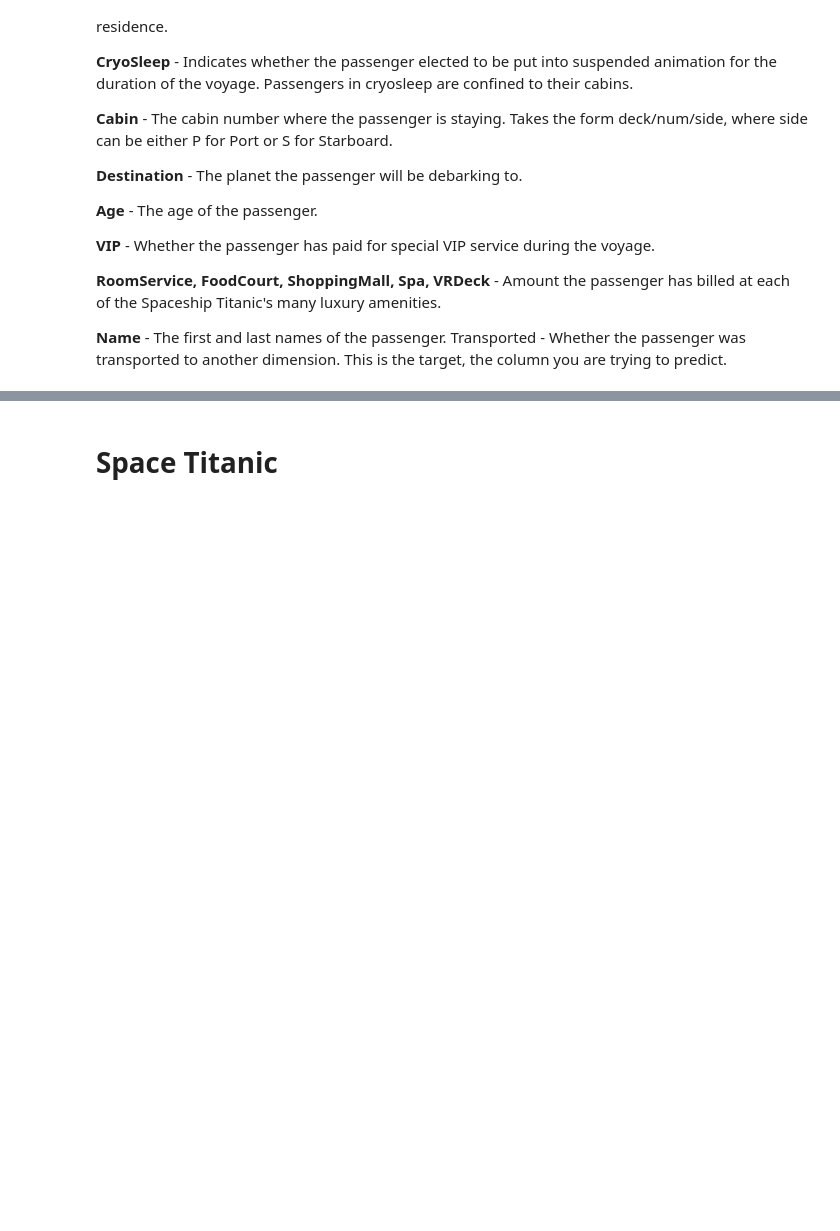
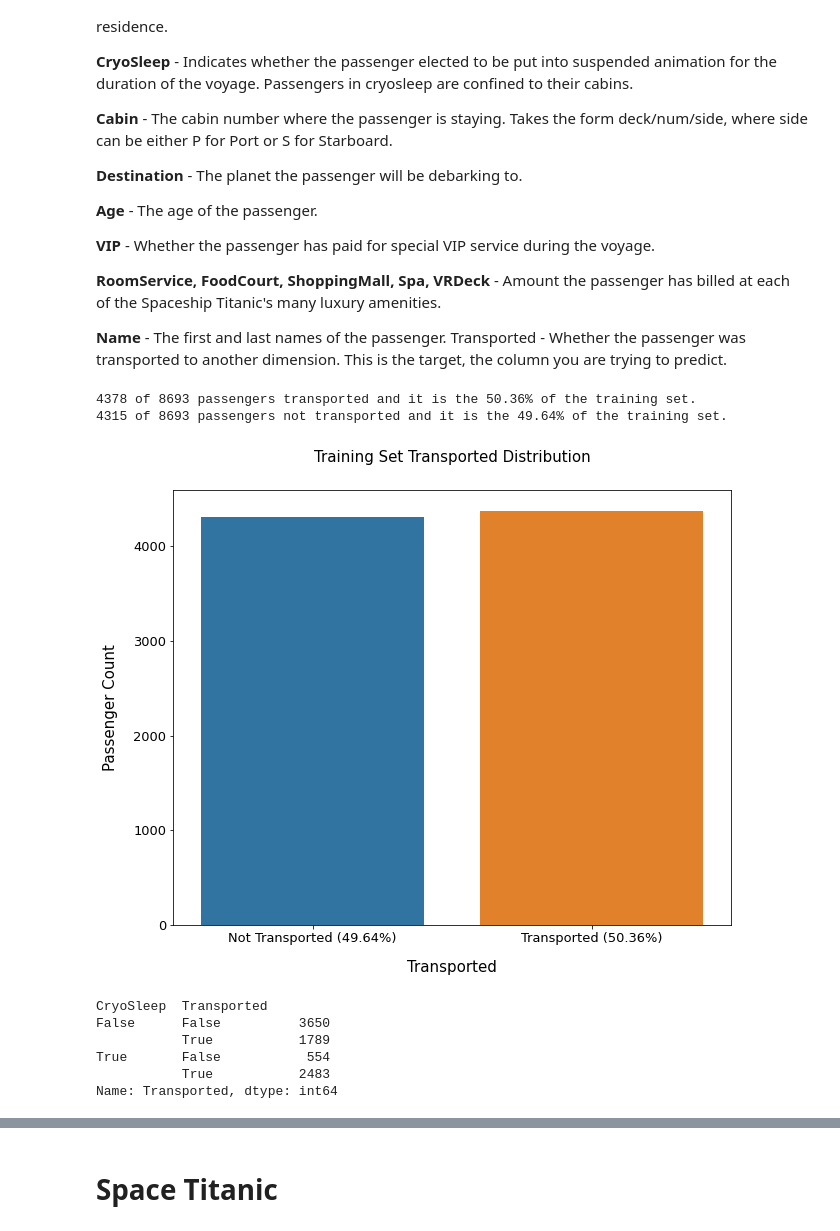
Before and after one commit to JesseWiers/SpaceTitanic, a Jupyter notebook: spacetitanic.ipynb, the cells around one changed output, grey strips where cells are left out. Drawn from its saved outputs; the diff is of its cells as text; code cells hidden in the pictures; blank space fills up the shorter version.

```diff
--- a/spacetitanic.ipynb
+++ b/spacetitanic.ipynb
@@ -9,5 +6,5 @@ import seaborn as sns
 import matplotlib.pyplot as plt
 from sklearn.preprocessing import OneHotEncoder, LabelEncoder, StandardScaler
 # %%
-train_data = pd.read_csv("train.csv")
-train_data.info()
+df = pd.read_csv("train.csv")
+df.info()
@@ -49,2 +59,0 @@ Bar charts voor alle categorical variables
-# %%
-df = train_data
@@ -97,3 +68,26 @@ plt.show()
+# %%
+#Turn missing spends into 0 ( misschien niet beste optie)
+
+df['RoomService'] = df['RoomService'].apply(lambda s: s if pd.notnull(s) else 0)
+df['FoodCourt'] = df['FoodCourt'].apply(lambda s: s if pd.notnull(s) else 0)
+df['ShoppingMall'] = df['ShoppingMall'].apply(lambda s: s if pd.notnull(s) else 0)
+df['Spa'] = df['Spa'].apply(lambda s: s if pd.notnull(s) else 0)
+df['VRDeck'] = df['VRDeck'].apply(lambda s: s if pd.notnull(s) else 0)
+
+# Total Spend
+
+df['TotalSpend'] = df['RoomService'] + df['FoodCourt'] + df['ShoppingMall'] + df['Spa'] + df['VRDeck']
+df.sample(5)
+
+# Extract Board and Deck from Cabin
+
+df['Board'] = df['Cabin'].apply(lambda s: s[-1] if pd.notnull(s) else 'NA')
+df['Deck'] = df['Cabin'].apply(lambda s: s[0] if pd.notnull(s) else 'NA')
+# Extract GroupId from first part of PassengerId
+df['GroupId'] = df['PassengerId'].apply(lambda s: s[:4] if pd.notnull(s) else 'NA')
+# Get group size per group, dit kan beter, duurt best lang (17 sec) om te runnen op deze manier
+
+df['GroupSize'] = df['GroupId'].apply(lambda s: np.count_nonzero(df['GroupId'] == s))
 # %% [markdown]
 # Space Titanic
 # %% [markdown]
@@ -119,26 +113,41 @@ plt.show()
 **Name** - The first and last names of the passenger.
 Transported - Whether the passenger was transported to another dimension. This is the target, the column you are trying to predict.
 # %%
-survived = df['transported'].value_counts()[1]
-not_survived = df_train['transported'].value_counts()[0]
-survived_per = survived / df_train.shape[0] * 100
-not_survived_per = not_survived / df_train.shape[0] * 100
+transported = df['Transported'].value_counts()[1]
+not_transported = df['Transported'].value_counts()[0]
+transported_per = transported / df.shape[0] * 100
+not_transported_per = not_transported / df.shape[0] * 100
 
-print('{} of {} passengers survived and it is the {:.2f}% of the training set.'.format(survived, df.shape[0], survived_per))
-print('{} of {} passengers didnt survive and it is the {:.2f}% of the training set.'.format(not_survived, df.shape[0], not_survived_per))
+print('{} of {} passengers transported and it is the {:.2f}% of the training set.'.format(transported, df.shape[0], transported_per))
+print('{} of {} passengers not transported and it is the {:.2f}% of the training set.'.format(not_transported, df.shape[0], not_transported_per))
 
 plt.figure(figsize=(10, 8))
-sns.countplot(df_train['Survived'])
+sns.countplot(df['Transported'])
 
 plt.xlabel('Transported', size=15, labelpad=15)
 plt.ylabel('Passenger Count', size=15, labelpad=15)
-plt.xticks((0, 1), ['Not Transported ({0:.2f}%)'.format(not_survived_per), 'Transported ({0:.2f}%)'.format(survived_per)])
+plt.xticks((0, 1), ['Not Transported ({0:.2f}%)'.format(not_transported_per), 'Transported ({0:.2f}%)'.format(transported_per)])
 plt.tick_params(axis='x', labelsize=13)
 plt.tick_params(axis='y', labelsize=13)
 
 plt.title('Training Set Transported Distribution', size=15, y=1.05)
 
 plt.show()
+# %% [output]
+4378 of 8693 passengers transported and it is the 50.36% of the training set.
+4315 of 8693 passengers not transported and it is the 49.64% of the training set.
+[figure, added]
+# %%
+# A large proportion of people in CryoSleep are Transported
+
+df.groupby(['CryoSleep','Transported'])['Transported'].count()
+# %% [output]
+CryoSleep  Transported
+False      False          3650
+           True           1789
+True       False           554
+           True           2483
+Name: Transported, dtype: int64
 # %%
 features = ['HomePlanet', 'CryoSleep', 'Destination', 'VIP']
 
```
Also changed, not shown: parts of 32 cells of this notebook.
